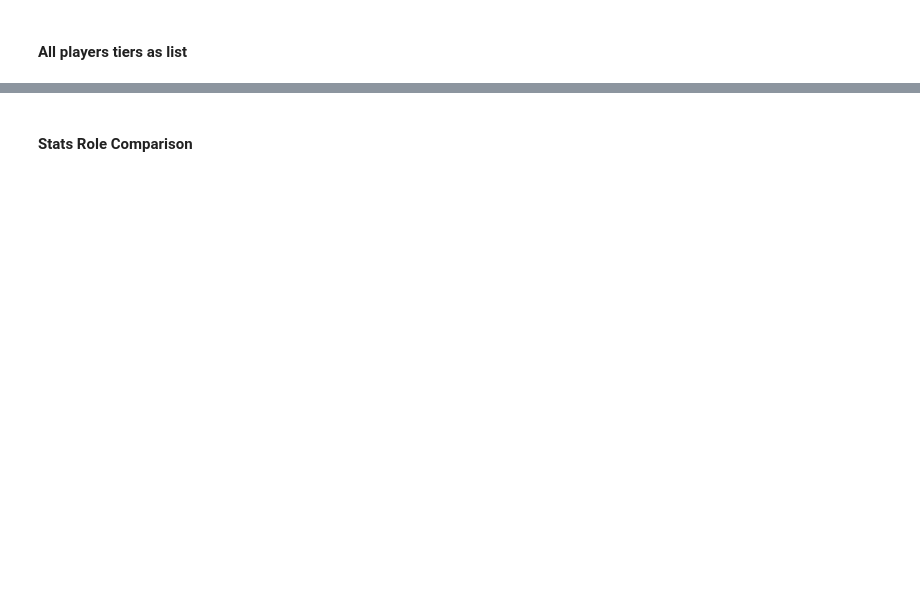
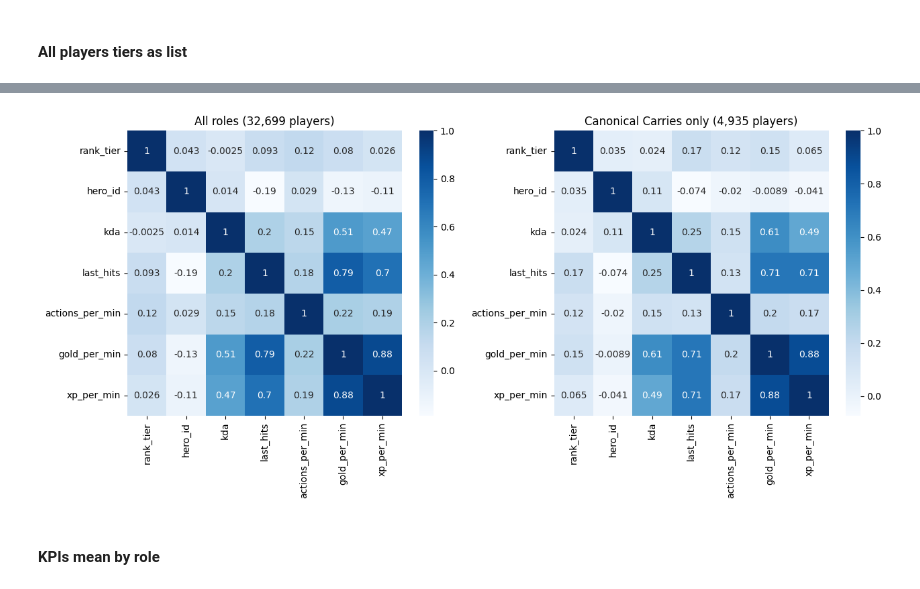
Before and after one commit to batukav/mmr-predictor, a Jupyter notebook: src/mongo_match_eda.ipynb, the cells around one changed output, grey strips where cells are left out. Cells and saved outputs as stored; diff of their text form; code cells hidden in the pictures; blank space fills up the shorter version.

```diff
--- a/src/mongo_match_eda.ipynb
+++ b/src/mongo_match_eda.ipynb
@@ -473,5 +306,25 @@ plt.show()
-# %% [markdown]
-#### Stats Role Comparison
+# %%
+df_any = dapi.get_kpis_by_role(col, dapi.Role.ANY)
+df_cc = dapi.get_kpis_by_role(col, dapi.Role.CANONICAL_CARRY)
+# %%
+fig, axes = plt.subplots(nrows=1, ncols=2, figsize=(13, 6))
+
+# Compute correlation matrix for df1 and plot it on the first subplot
+matrix1 = df_any.corr()
+sns.heatmap(matrix1, annot=True, cmap='Blues', ax=axes[0])
+axes[0].set_title(f'All roles ({len(df_any):,} players)')
+
+# Compute correlation matrix for df2 and plot it on the second subplot
+matrix2 = df_cc.corr()
+sns.heatmap(matrix2, annot=True, cmap='Blues', ax=axes[1])
+axes[1].set_title(f'Canonical Carries only ({len(df_cc):,} players)')
+
+plt.tight_layout()  # Adjust subplots to fit into the figure area
+plt.show()
+# %% [output]
+[figure, added]
+# %% [markdown]
+#### KPIs mean by role
 # %%
 # get stats summary for each role
 # CAVE: One hero can have multiple roles
```
Also changed, not shown: parts of 21 cells of this notebook, 1 other file.
